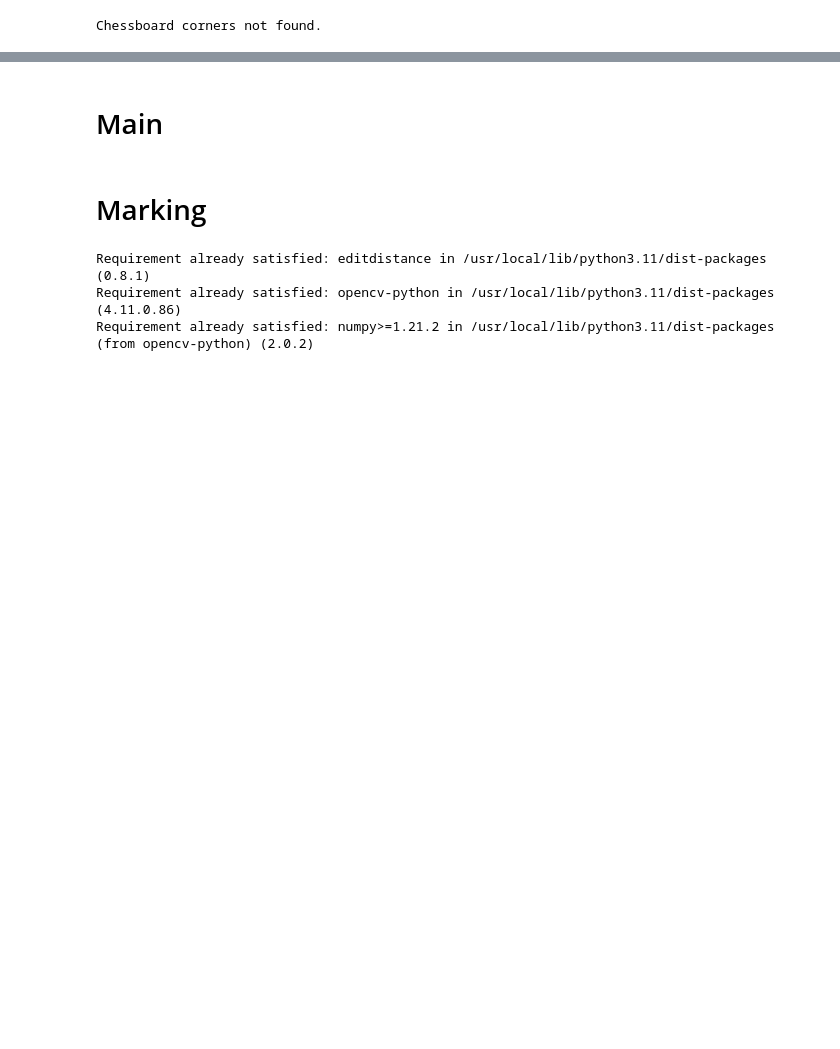
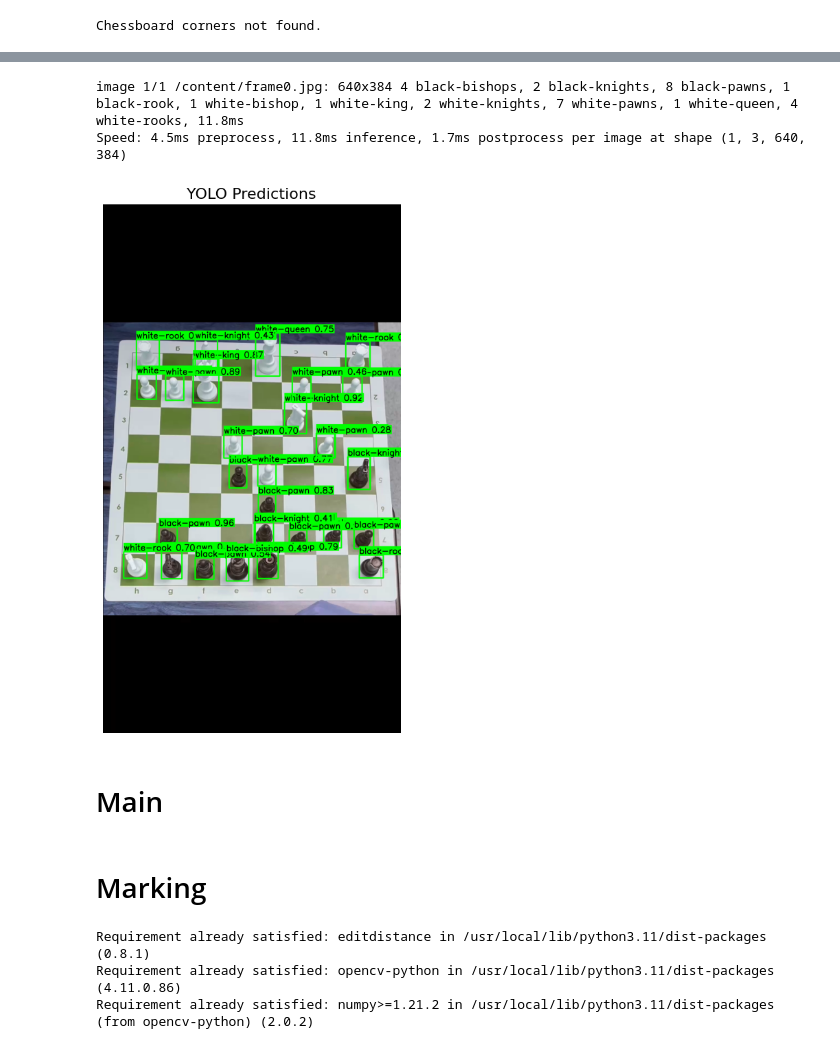
Before and after one commit to FadeZx/DT-467_ChessMoveTracking, a Jupyter notebook: 2_2024_DT_467_ChessMove.ipynb, the cells around one changed output, grey strips where cells are left out. Cells and saved outputs as stored; diff of their text form; code cells hidden in the pictures; blank space fills up the shorter version.

```diff
--- a/2_2024_DT_467_ChessMove.ipynb
+++ b/2_2024_DT_467_ChessMove.ipynb
@@ -79,0 +122,6 @@ Chessboard corners not found.
+# %%
+from roboflow import Roboflow
+rf = Roboflow(api_key="wwaFUSeAIZGOcoFOrd6n")
+project = rf.workspace("chess-project-dm31c").project("chess-full-21f0i")
+version = project.version(2)
+dataset = version.download("yolov11")
@@ -79,0 +131,11 @@ Chessboard corners not found.
+# %%
+from ultralytics import YOLO
+model = YOLO("yolo11n.pt")
+
+model.train(
+  data=dataset.location + "/data.yaml",
+  epochs=25,
+  imgsz=640,
+  batch=16,
+  lr0=0.001
+)
@@ -80,3 +247,10 @@ Chessboard corners not found.
+# %%
+results = model.predict("frame0.jpg", imgsz=640)
+visualize_yolo_predictions(results)
+# %% [output]
+image 1/1 /content/frame0.jpg: 640x384 4 black-bishops, 2 black-knights, 8 black-pawns, 1 black-rook, 1 white-bishop, 1 white-king, 2 white-knights, 7 white-pawns, 1 white-queen, 4 white-rooks, 11.8ms
+Speed: 4.5ms preprocess, 11.8ms inference, 1.7ms postprocess per image at shape (1, 3, 640, 384)
+[figure, added]
 # %% [markdown]
 # Main
 # %%
```
Also changed, not shown: parts of 6 cells of this notebook.
